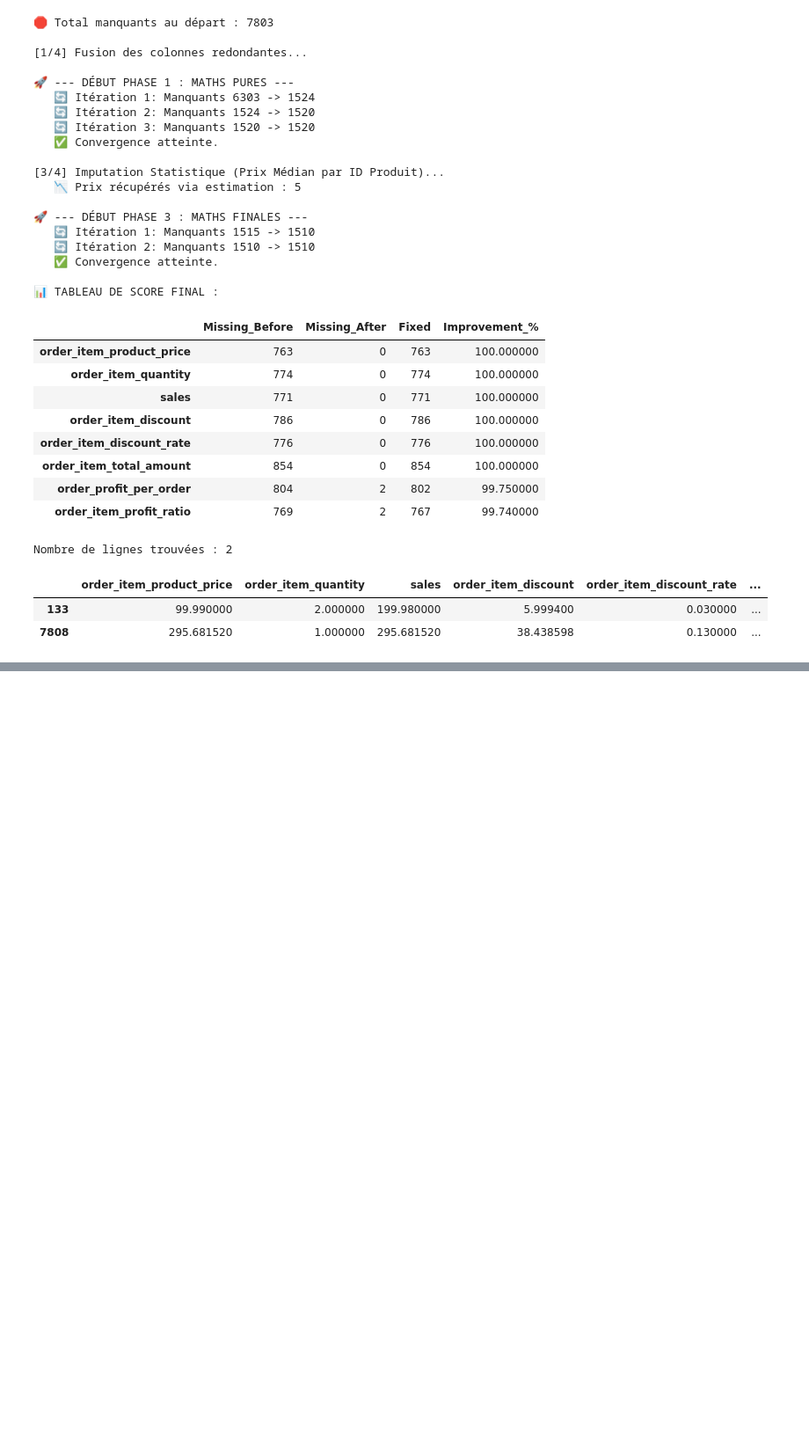
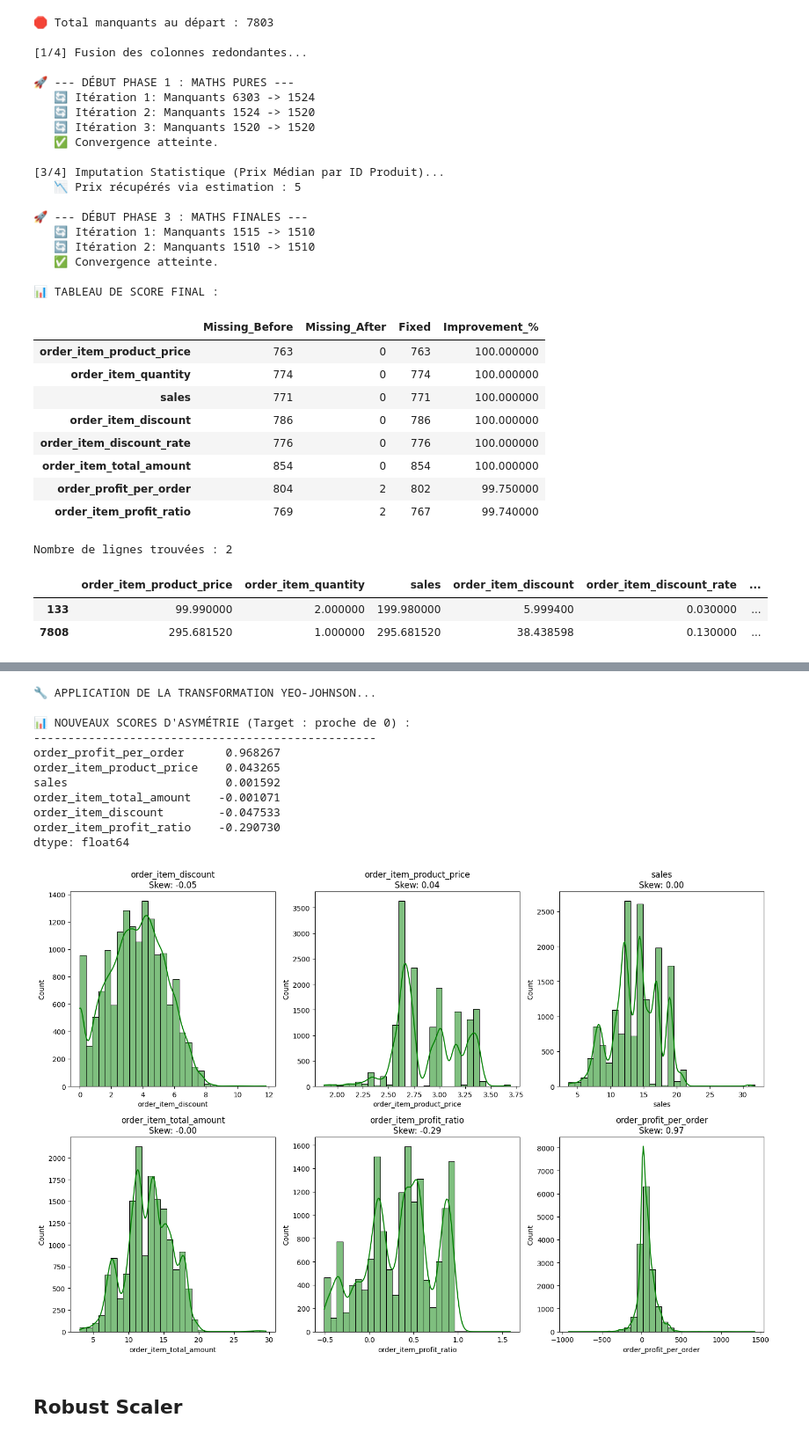
Before and after one commit to moubarik-ashraf/DS_Project, a Jupyter notebook: notebooks/01_exploration.ipynb, the cells around one changed output, grey strips where cells are left out. Shown at 88% size. Cells and saved outputs as stored; diff of their text form; code cells hidden in the pictures; blank space fills up the shorter version.

```diff
--- a/notebooks/01_exploration.ipynb
+++ b/notebooks/01_exploration.ipynb
@@ -968,0 +1666,53 @@ Columns_imputed = ["category_id
+# %%
+from sklearn.preprocessing import PowerTransformer
+from scipy.stats import skew
+
+print("🔧 APPLICATION DE LA TRANSFORMATION YEO-JOHNSON...")
+
+# Les colonnes que tu as identifiées comme "tordues"
+cols_to_transform = [
+    'order_item_discount',
+    'order_item_product_price',
+    'sales',
+    'order_item_total_amount',
+    'order_item_profit_ratio',
+    'order_profit_per_order'
+]
+
+# 1. On initialise le transformateur
+# standardize=False car on fera le RobustScaler (Step 2) juste après
+pt = PowerTransformer(method='yeo-johnson', standardize=False)
+
+# 2. On applique la transformation
+# Le transformer apprend comment redresser CHAQUE colonne individuellement
+df[cols_to_transform] = pt.fit_transform(df[cols_to_transform])
+
+# 3. Vérification du résultat (AFTER)
+# On s'attend à ce que les scores soient beaucoup plus proches de 0
+new_skewness = df[cols_to_transform].apply(lambda x: skew(x.dropna()))
+
+print("\n📊 NOUVEAUX SCORES D'ASYMÉTRIE (Target : proche de 0) :")
+print("-" * 50)
+print(new_skewness.sort_values(ascending=False))
+plt.figure(figsize=(15, 10))
+for i, col in enumerate(cols_to_transform):
+    plt.subplot(2, 3, i+1)
+    sns.histplot(df[col], kde=True, color='green', bins=30)
+    plt.title(f"{col}\nSkew: {new_skewness[col]:.2f}")
+plt.tight_layout()
+plt.show()
+# %% [output]
+🔧 APPLICATION DE LA TRANSFORMATION YEO-JOHNSON...
+
+📊 NOUVEAUX SCORES D'ASYMÉTRIE (Target : proche de 0) :
+--------------------------------------------------
+order_profit_per_order      0.968267
+order_item_product_price    0.043265
+sales                       0.001592
+order_item_total_amount    -0.001071
+order_item_discount        -0.047533
+order_item_profit_ratio    -0.290730
+dtype: float64
+[figure, added]
+# %% [markdown]
+## Robust Scaler
```
Also changed, not shown: parts of 55 cells of this notebook.
